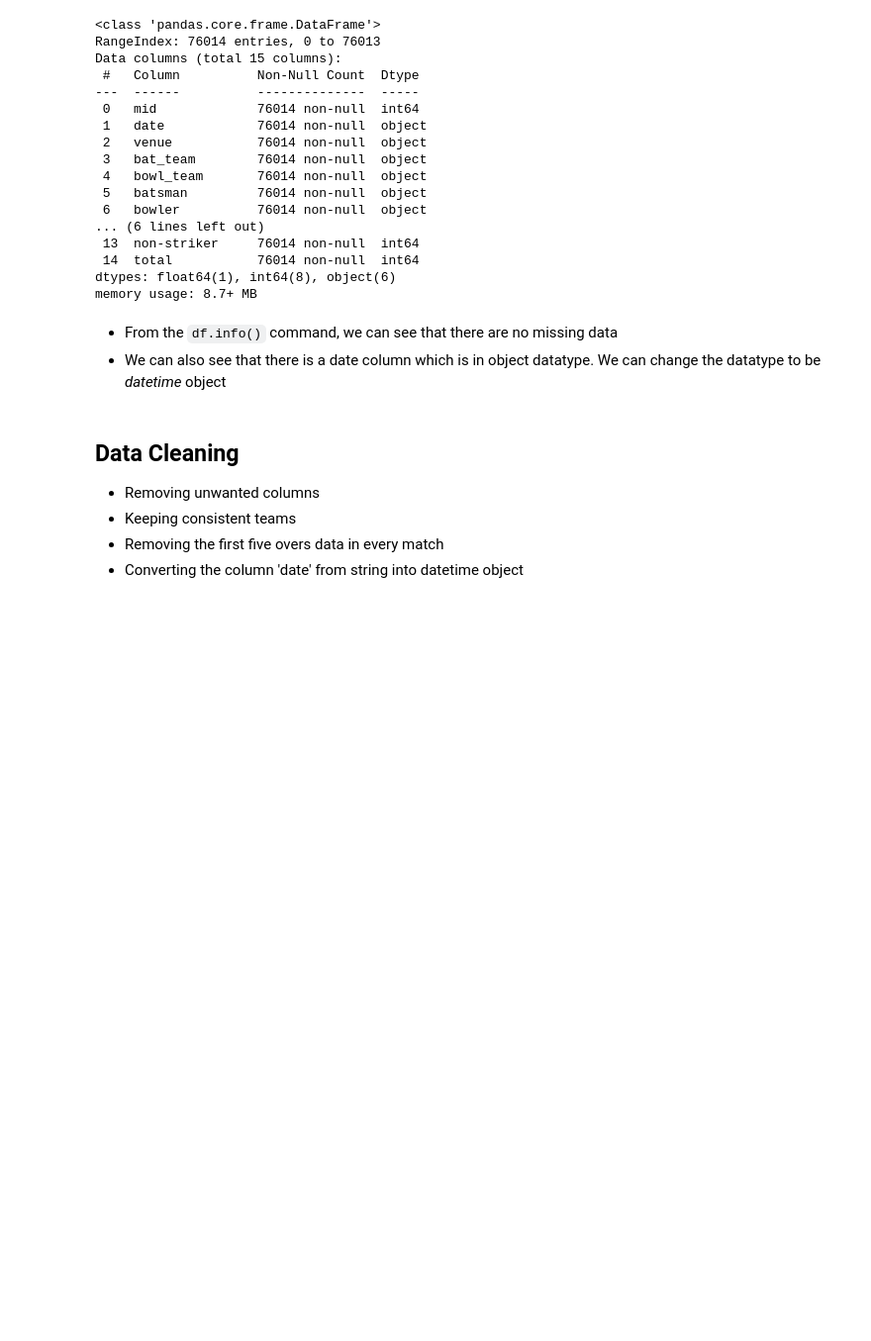
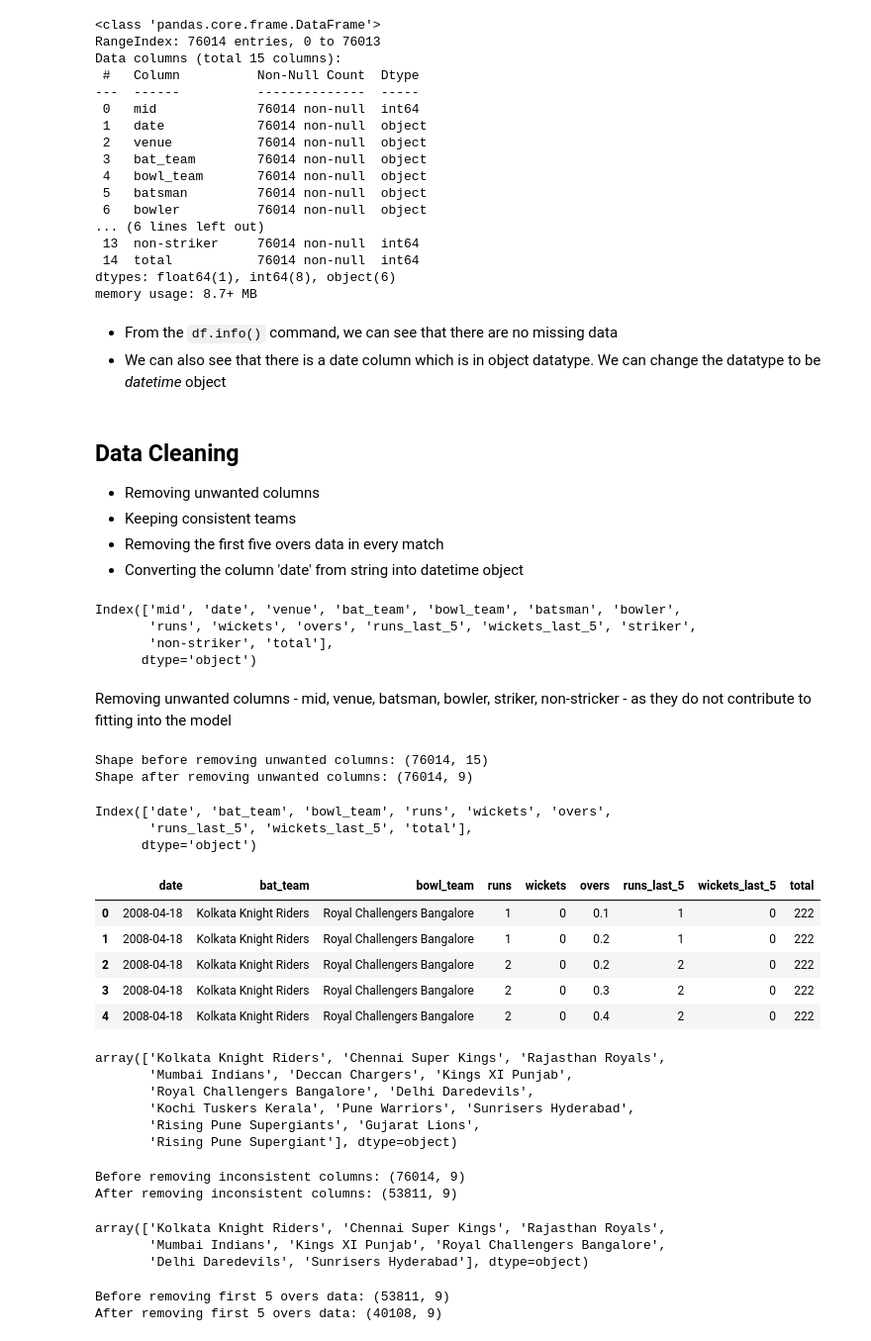
Before and after one commit to nithinbadicodes/AI-ML-Projects, a Jupyter notebook: Ipl_score_prediction.ipynb, the cells around one changed output. Shown at 99% size. Cells and saved outputs as stored; diff of their text form; code cells hidden in the pictures; blank space fills up the shorter version.

Commit message:
Performed data cleaning in the colab notebook

```diff
--- a/Ipl_score_prediction.ipynb
+++ b/Ipl_score_prediction.ipynb
@@ -56,3 +56,45 @@ memory usage: 8.7+ MB
 * Keeping consistent teams
 * Removing the first five overs data in every match
 * Converting the column 'date' from string into datetime object
+# %%
+df.columns
+# %% [output]
+Index(['mid', 'date', 'venue', 'bat_team', 'bowl_team', 'batsman', 'bowler',
+       'runs', 'wickets', 'overs', 'runs_last_5', 'wickets_last_5', 'striker',
+       'non-striker', 'total'],
+      dtype='object')
+# %% [markdown]
+Removing unwanted columns - mid, venue, batsman, bowler, striker, non-stricker - as they do not contribute to fitting into the model
+# %%
+columns_to_remove = ['mid','venue','batsman','bowler','striker','non-striker']
+
+print(f'Shape before removing unwanted columns: {df.shape}')
+df = df.drop(labels=columns_to_remove, axis=1)
+print(f'Shape after removing unwanted columns: {df.shape}')
+# %% [output]
+Shape before removing unwanted columns: (76014, 15)
+Shape after removing unwanted columns: (76014, 9)
+# %%
+df.columns
+# %% [output]
+Index(['date', 'bat_team', 'bowl_team', 'runs', 'wickets', 'overs',
+       'runs_last_5', 'wickets_last_5', 'total'],
+      dtype='object')
+# %%
+df.head()
+# %% [output]
+|  | date | bat_team | bowl_team | runs | wickets | overs | runs_last_5 | wickets_last_5 | total |
+| 0 | 2008-04-18 | Kolkata Knight Riders | Royal Challengers Bangalore | 1 | 0 | 0.1 | 1 | 0 | 222 |
+| 1 | 2008-04-18 | Kolkata Knight Riders | Royal Challengers Bangalore | 1 | 0 | 0.2 | 1 | 0 | 222 |
+| 2 | 2008-04-18 | Kolkata Knight Riders | Royal Challengers Bangalore | 2 | 0 | 0.2 | 2 | 0 | 222 |
+| 3 | 2008-04-18 | Kolkata Knight Riders | Royal Challengers Bangalore | 2 | 0 | 0.3 | 2 | 0 | 222 |
+| 4 | 2008-04-18 | Kolkata Knight Riders | Royal Challengers Bangalore | 2 | 0 | 0.4 | 2 | 0 | 222 |
+# %%
+df['bat_team'].unique()
+# %% [output]
+array(['Kolkata Knight Riders', 'Chennai Super Kings', 'Rajasthan Royals',
+       'Mumbai Indians', 'Deccan Chargers', 'Kings XI Punjab',
+       'Royal Challengers Bangalore', 'Delhi Daredevils',
+       'Kochi Tuskers Kerala', 'Pune Warriors', 'Sunrisers Hyderabad',
+       'Rising Pune Supergiants', 'Gujarat Lions',
+       'Rising Pune Supergiant'], dtype=object)
@@ -58,0 +105,21 @@ memory usage: 8.7+ MB
+# %%
+print(f'Before removing inconsistent columns: {df.shape}')
+df = df[(df['bat_team'].isin(consistent_teams)&(df['bowl_team'].isin(consistent_teams)))]
+print(f'After removing inconsistent columns: {df.shape}')
+# %% [output]
+Before removing inconsistent columns: (76014, 9)
+After removing inconsistent columns: (53811, 9)
+# %%
+df['bat_team'].unique()
+# %% [output]
+array(['Kolkata Knight Riders', 'Chennai Super Kings', 'Rajasthan Royals',
+       'Mumbai Indians', 'Kings XI Punjab', 'Royal Challengers Bangalore',
+       'Delhi Daredevils', 'Sunrisers Hyderabad'], dtype=object)
+# %%
+# Removing the first 5 overs data in every match
+print('Before removing first 5 overs data: {}'.format(df.shape))
+df = df[df['overs']>=5.0]
+print('After removing first 5 overs data: {}'.format(df.shape))
+# %% [output]
+Before removing first 5 overs data: (53811, 9)
+After removing first 5 overs data: (40108, 9)
```
Also changed, not shown: parts of 4 cells of this notebook.
